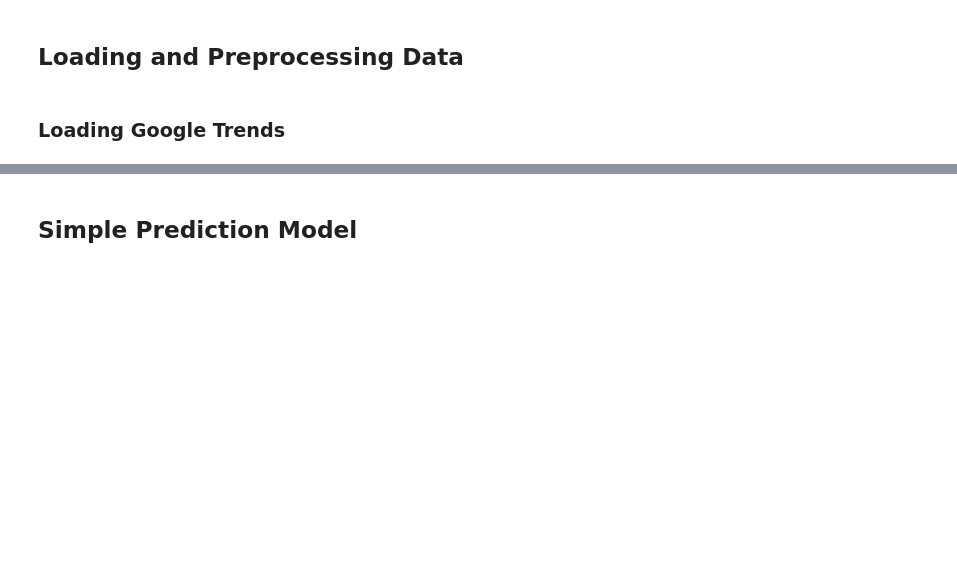
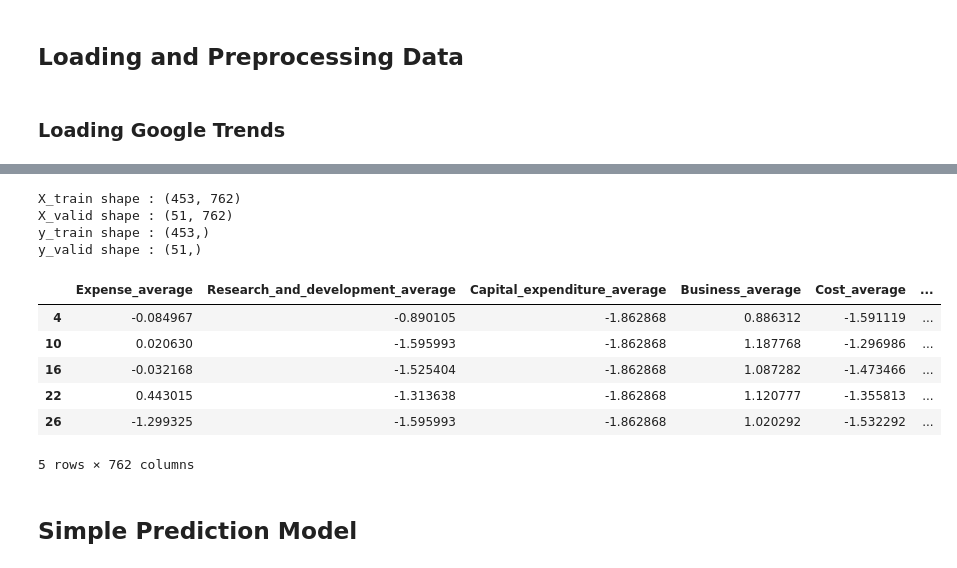
Before and after one commit to theS3b/Smoothing-Techniques-for-Predicting-High-Frequency-Time-Series, a Jupyter notebook: Simple NN Predictions with Past GT Shuffled.ipynb, the cells around one changed output, grey strips where cells are left out. Saved outputs shown, nothing was run; the diff lists cells and outputs as text; code cells hidden in the pictures; blank space fills up the shorter version.

```diff
--- a/Simple NN Predictions with Past GT Shuffled.ipynb
+++ b/Simple NN Predictions with Past GT Shuffled.ipynb
@@ -35,7 +35,7 @@ SEED = 42
 # %%
 TEST_ALL_GT_DATA = False # If set to True, the model will be trained on all available data and predictions will be made for all available GT data
 
-TRAIN_PROPORTION = 0.75 if not TEST_ALL_GT_DATA else 1
+TRAIN_PROPORTION = 0.9 if not TEST_ALL_GT_DATA else 1
 PAST_GDPS = [] if not TEST_ALL_GT_DATA else None # e.g. range(1, 3) or [1, 2]
 MODE = "pct" # None | "pct" | "diff"
 PERIOD = 4  # Year to year prediction
@@ -65,8 +68,20 @@ print(f"Data merged shape: {data_merged.shape}")
 # %%
 preprocessor = Preprocessing(data=data_merged, epsilon=EPS, mode=MODE, past_GDP_lags=PAST_GDPS, diff_period=PERIOD, all_GDPs=all_gdps, all_GTs=all_gts)
-X_train, y_train, X_valid, y_valid = preprocessor.preprocess_data(train_pct=TRAIN_PROPORTION, shuffle=True)
+X_train, y_train, X_valid, y_valid = preprocessor.preprocess_data(train_pct=TRAIN_PROPORTION, shuffle=False)
 
 X_train[preprocessor.country_train == "Switzerland"].head()
+# %% [output]
+X_train shape : (453, 762)
+X_valid shape : (51, 762)
+y_train shape : (453,)
+y_valid shape : (51,)
+|  | Expense_average | Research_and_development_average | Capital_expenditure_average | Business_average | Cost_average | ... |
+| 4 | -0.084967 | -0.890105 | -1.862868 | 0.886312 | -1.591119 | ... |
+| 10 | 0.020630 | -1.595993 | -1.862868 | 1.187768 | -1.296986 | ... |
+| 16 | -0.032168 | -1.525404 | -1.862868 | 1.087282 | -1.473466 | ... |
+| 22 | 0.443015 | -1.313638 | -1.862868 | 1.120777 | -1.355813 | ... |
+| 26 | -1.299325 | -1.595993 | -1.862868 | 1.020292 | -1.532292 | ... |
+5 rows × 762 columns
 # %%
 x_train = X_train.values
 x_valid = X_valid.values
```
Also changed, not shown: parts of 8 cells of this notebook.
